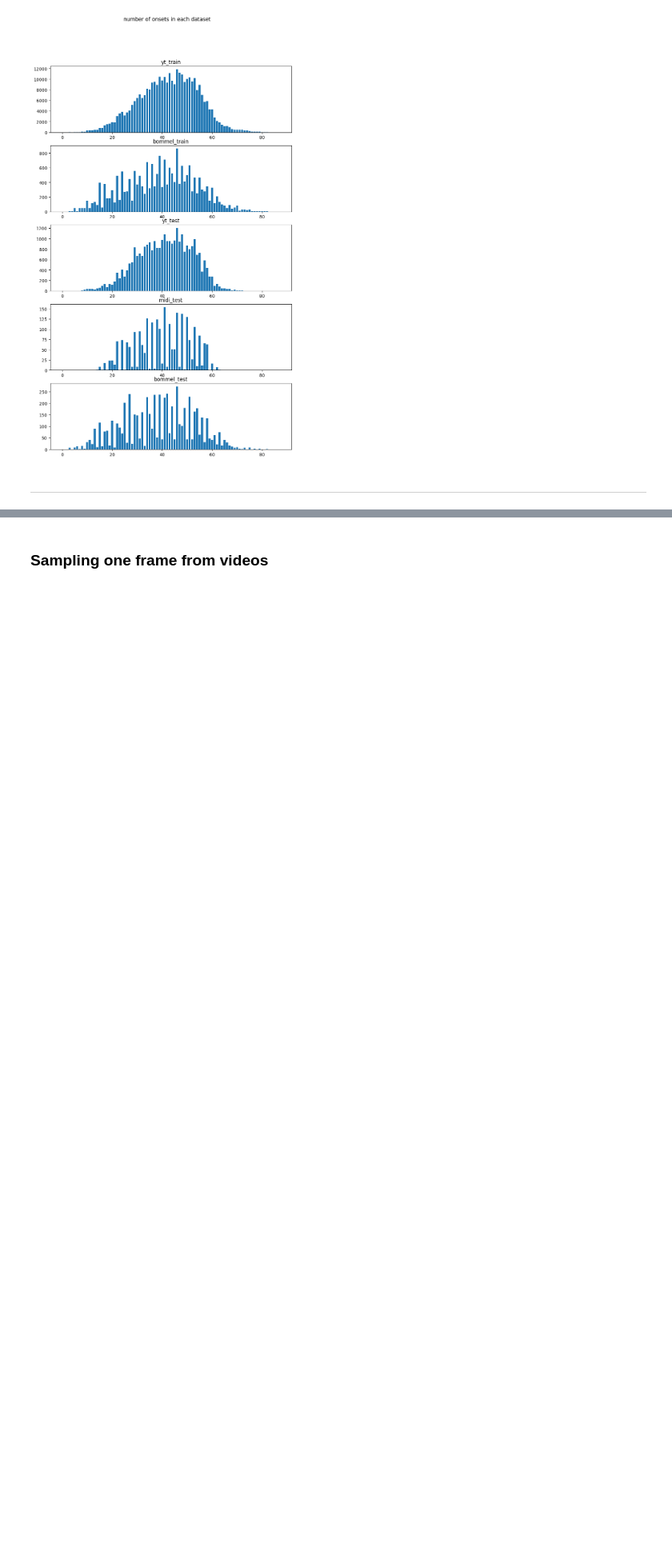
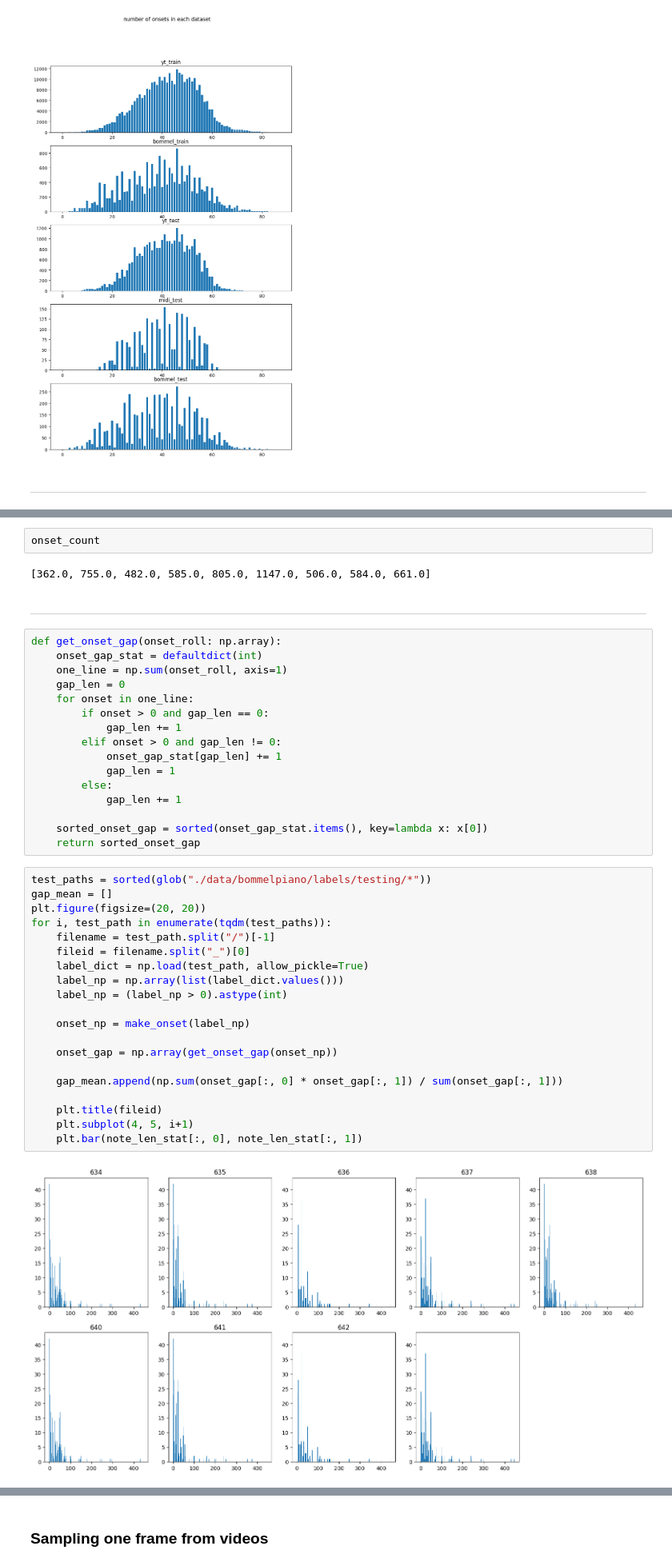
Before and after one commit to boostcampaitech5/level3_cv_finalproject-cv-08, a Jupyter notebook: EDA.ipynb, the cells around one changed output, grey strips where cells are left out. Shown at 80% size. Saved outputs shown, nothing was run; the diff lists cells and outputs as text; blank space fills up the shorter version.

```diff
--- a/EDA.ipynb
+++ b/EDA.ipynb
@@ -80,0 +152,44 @@ for i, onset_sum in enumerate(onset_sum_list):
+# %%
+onset_count
+# %% [output]
+[362.0, 755.0, 482.0, 585.0, 805.0, 1147.0, 506.0, 584.0, 661.0]
+# %% [markdown]
+-----------
+# %%
+def get_onset_gap(onset_roll: np.array):
+    onset_gap_stat = defaultdict(int)
+    one_line = np.sum(onset_roll, axis=1)
+    gap_len = 0
+    for onset in one_line:
+        if onset > 0 and gap_len == 0:
+            gap_len += 1
+        elif onset > 0 and gap_len != 0:
+            onset_gap_stat[gap_len] += 1
+            gap_len = 1
+        else:
+            gap_len += 1
+
+    sorted_onset_gap = sorted(onset_gap_stat.items(), key=lambda x: x[0])
+    return sorted_onset_gap
+# %%
+test_paths = sorted(glob("./data/bommelpiano/labels/testing/*"))
+gap_mean = []
+plt.figure(figsize=(20, 20))
+for i, test_path in enumerate(tqdm(test_paths)):
+    filename = test_path.split("/")[-1]
+    fileid = filename.split("_")[0]
+    label_dict = np.load(test_path, allow_pickle=True)
+    label_np = np.array(list(label_dict.values()))
+    label_np = (label_np > 0).astype(int)
+
+    onset_np = make_onset(label_np)
+
+    onset_gap = np.array(get_onset_gap(onset_np))
+
+    gap_mean.append(np.sum(onset_gap[:, 0] * onset_gap[:, 1]) / sum(onset_gap[:, 1]))
+
+    plt.title(fileid)
+    plt.subplot(4, 5, i+1)
+    plt.bar(note_len_stat[:, 0], note_len_stat[:, 1])
+# %% [output]
+[figure, added]
```
Also changed, not shown: parts of 22 cells of this notebook.
